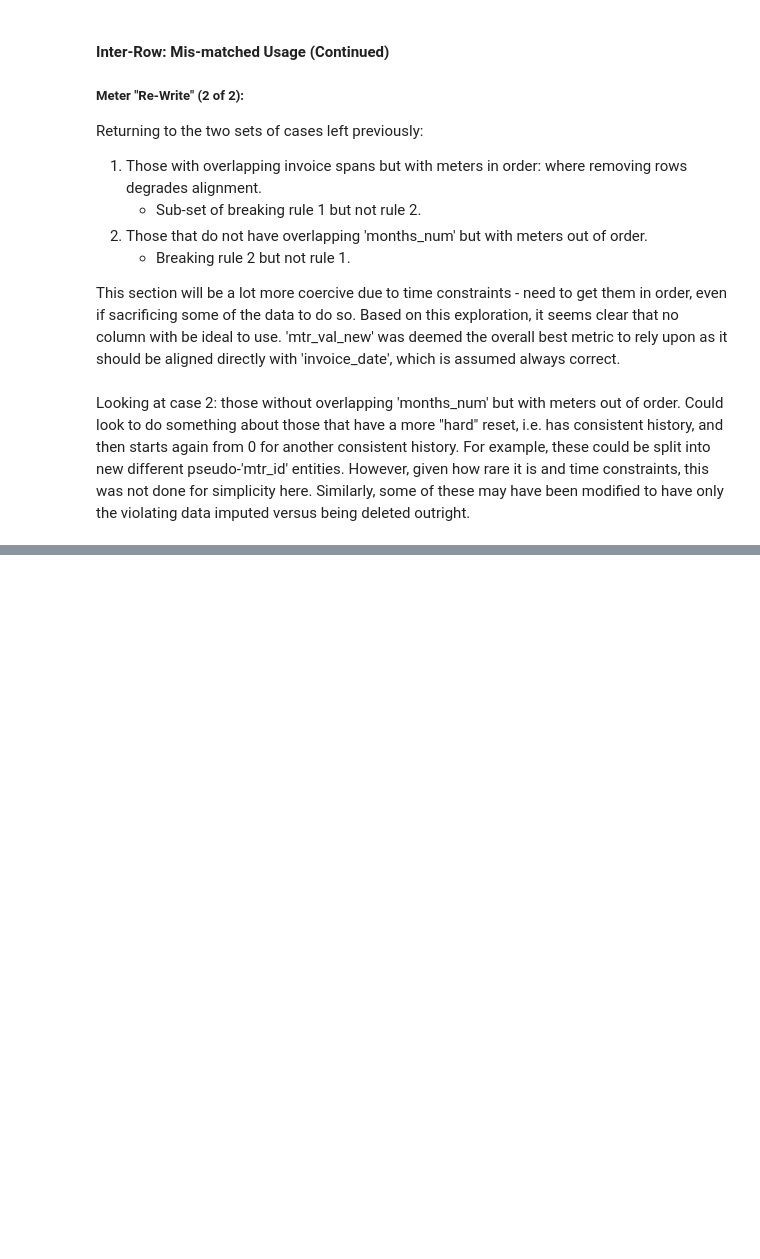
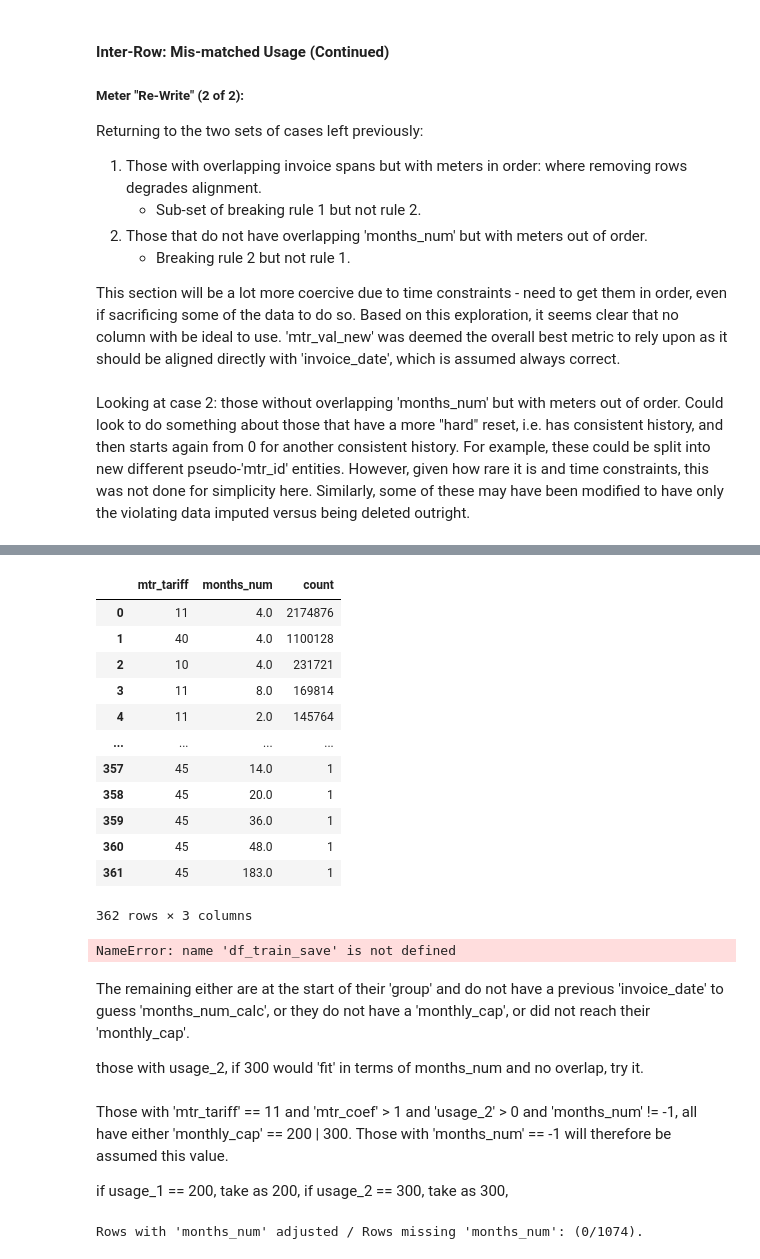
Before and after one commit to insatiablycivil/Fraud_Detection_Energy_Consumption, a Jupyter notebook: Data_Preparation.ipynb, the cells around one changed output, grey strips where cells are left out. Cells and saved outputs as stored; diff of their text form; code cells hidden in the pictures; blank space fills up the shorter version.

```diff
--- a/Data_Preparation.ipynb
+++ b/Data_Preparation.ipynb
@@ -1249,0 +1036,6 @@ df_temp = df_temp.sort_values(by=grp_cols + ['invoice_date'])
+# %%
+mask = (df_train['months_num'].isna()) & (df_train['months_num_calc'].notna())
+df_temp = df_train.loc[mask]
+print(f"Rows with \'months_num\' adjusted / Rows missing \'months_num\': ({sum(mask)}/{sum(df_train['months_num'].isna())}).")
+df_train.loc[mask, 'months_num_adj'] = 1
+df_train.loc[mask, 'months_num'] = df_train.loc[mask, 'months_num_calc']
@@ -1249,0 +1046,9 @@ df_temp = df_temp.sort_values(by=grp_cols + ['invoice_date'])
+# %%
+df_train['monthly_usage_grp_median'] = df_train['monthly_usage'].replace(0, np.nan)
+df_train['monthly_usage_grp_median'] = df_train.groupby(grp_cols, observed=True)['monthly_usage_grp_median'].transform('median')
+# %%
+mask = (df_train['months_num'].isna()) & (df_train['monthly_usage_grp_median'].notna())
+df_temp = df_train.loc[mask]
+print(f"Rows with \'months_num\' adjusted / Rows missing \'months_num\': ({sum(mask)}/{sum(df_train['months_num'].isna())}).")
+df_train.loc[mask, 'months_num_adj'] = 1
+df_train.loc[mask, 'months_num'] = np.ceil(df_train.loc[mask, 'usage_n'].div(df_train.loc[mask, 'monthly_usage_grp_median']))
@@ -1249,0 +1059,6 @@ df_temp = df_temp.sort_values(by=grp_cols + ['invoice_date'])
+# %%
+mask = (df_train['months_num'].isna())
+df_temp = df_train.loc[mask]
+print(f"Rows with \'months_num\' adjusted / Rows missing \'months_num\': ({sum(mask)}/{sum(df_train['months_num'].isna())}).")
+df_train.loc[mask, 'months_num_adj'] = 1
+df_train.loc[mask, 'months_num'] = 4
@@ -1249,0 +1087,25 @@ df_temp = df_temp.sort_values(by=grp_cols + ['invoice_date'])
+# %%
+df_train[['mtr_tariff', 'months_num']].value_counts().reset_index()
+# %% [output]
+|  | mtr_tariff | months_num | count |
+| 0 | 11 | 4.0 | 2174876 |
+| 1 | 40 | 4.0 | 1100128 |
+| 2 | 10 | 4.0 | 231721 |
+| 3 | 11 | 8.0 | 169814 |
+| 4 | 11 | 2.0 | 145764 |
+| ... | ... | ... | ... |
+| 357 | 45 | 14.0 | 1 |
+| 358 | 45 | 20.0 | 1 |
+| 359 | 45 | 36.0 | 1 |
+| 360 | 45 | 48.0 | 1 |
+| 361 | 45 | 183.0 | 1 |
+362 rows × 3 columns
+# %%
+#df_train_save, df_removed_save = df_train.copy(), df_removed.copy()
+df_train, df_removed = df_train_save.copy(), df_removed_save.copy()
+# %% [output]
+NameError: name 'df_train_save' is not defined
+# %% [markdown]
+The remaining either are at the start of their 'group' and do not have a previous 'invoice_date' to guess 'months_num_calc', or they do not have a 'monthly_cap', or did not reach their 'monthly_cap'.
+
+those with usage_2, if 300 would 'fit' in terms of months_num and no overlap, try it.
@@ -1249,0 +1114,21 @@ df_temp = df_temp.sort_values(by=grp_cols + ['invoice_date'])
+# %% [markdown]
+Those with
+'mtr_tariff' == 11 and
+'mtr_coef' > 1 and 'usage_2' > 0 and 'months_num' != -1,
+all have either 'monthly_cap' == 200 | 300. Those with 'months_num' == -1 will therefore be assumed this value.
+
+if usage_1 == 200, take as 200,
+if usage_2 == 300, take as 300,
+# %%
+mask = ((df_train['months_num'].isna()) &
+        (df_train['mtr_coef'] > 1) &
+        (df_train['mtr_tariff'] == 11) &
+        (df_train['usage_2'] > 0))
+mask_2 = (df_train['usage_1'] == 200) | (df_train['usage_1'] == 300)
+df_temp = df_train[(mask & mask_2)]
+print(f"Rows with \'months_num\' adjusted / Rows missing \'months_num\': ({sum((mask & mask_2))}/{sum(df_train['months_num'].isna())}).")
+df_train.loc[mask, 'months_num_adj'] = 1
+df_train.loc[mask, 'monthly_cap'] = df_train['usage_1']
+df_train.loc[mask, 'months_num'] = df_train.loc[mask, 'usage_1'].div(df_train['usage_1'])
+# %% [output]
+Rows with 'months_num' adjusted / Rows missing 'months_num': (0/1074).
```
Also changed, not shown: parts of 86 cells of this notebook.
